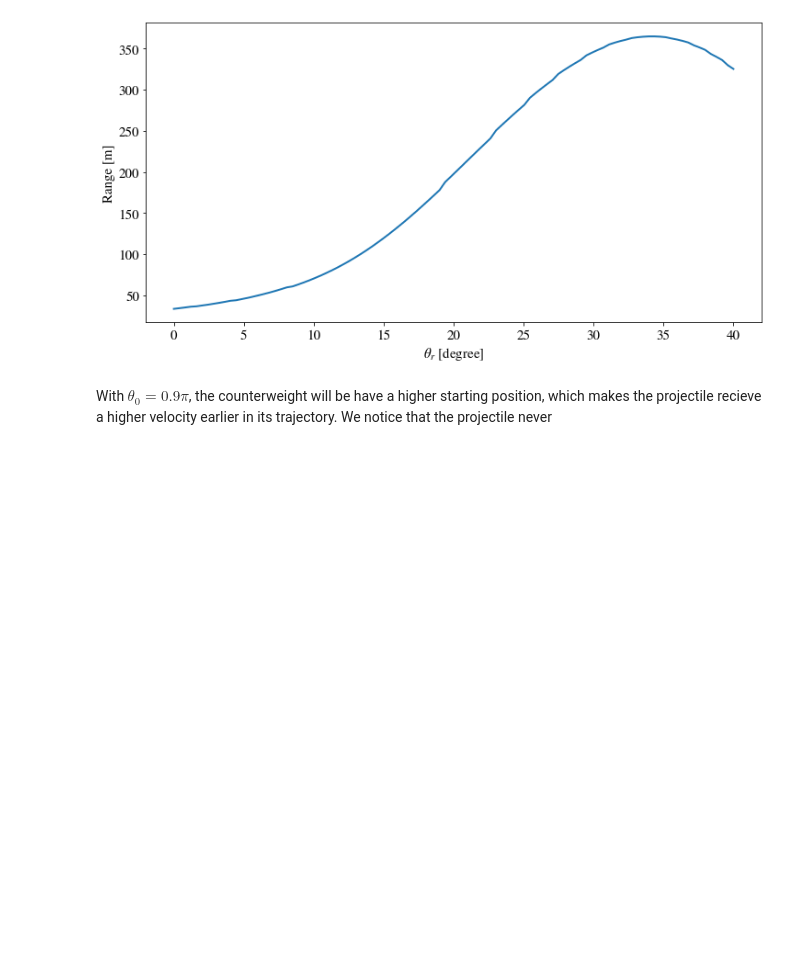
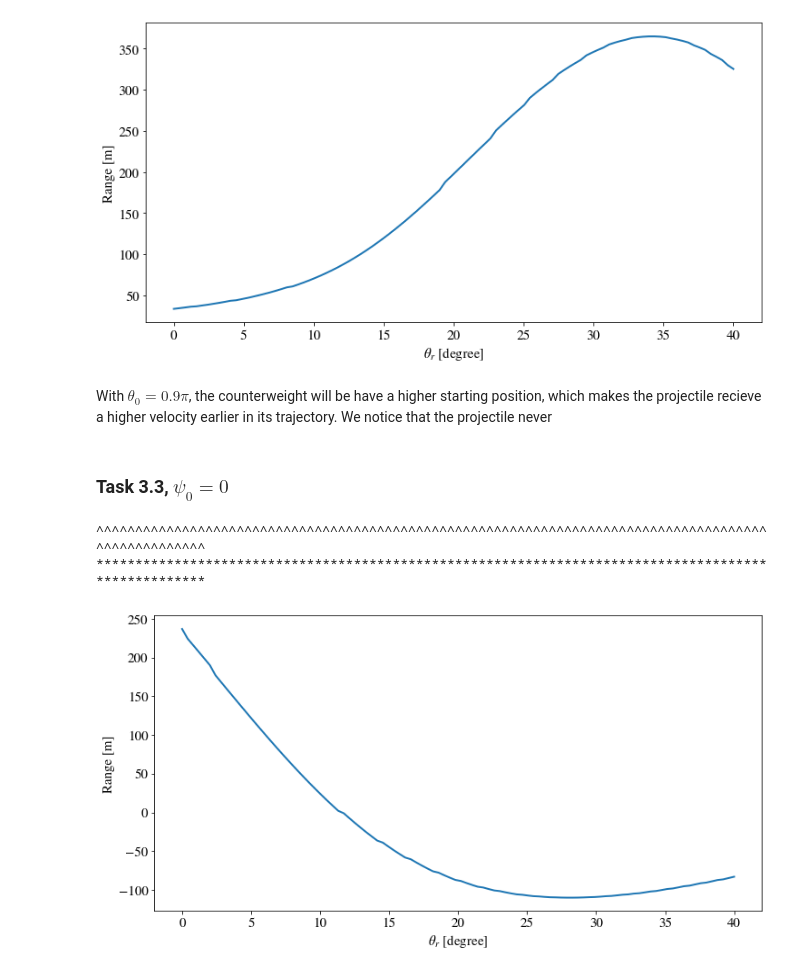
Before and after one commit to sindrelothe/TFY4345-project-2-H2021, a Jupyter notebook: Nummerisk prosjekt Sindre Lothe.ipynb, the cells around one changed output. Drawn from its saved outputs; the diff is of its cells as text; code cells hidden in the pictures; blank space fills up the shorter version.

Commit message:
Added task 3.3

```diff
--- a/Nummerisk prosjekt Sindre Lothe.ipynb
+++ b/Nummerisk prosjekt Sindre Lothe.ipynb
@@ -325,3 +325,29 @@ plt.show()
 [figure]
 # %% [markdown]
 With $\theta_0 = 0.9\pi$, the counterweight will be have a higher starting position, which makes the projectile recieve a higher velocity earlier in its trajectory. We notice that the projectile never
+# %% [markdown]
+### Task 3.3, $\psi_0 = 0$
+# %%
+h: float = 0.001
+thetar_list = np.linspace(0, 40*np.pi/180, 100)
+lengths = np.zeros(len(thetar_list))
+print("^"*len(thetar_list))
+y0_trebuchet_task3_2: np.ndarray = np.array([theta0, dtheta0, 0, dpsi0])
+for i in range(len(thetar_list)):
+    print("*", end="")
+    y_list: np.ndarray = Runge_Kutta4_new_version(F_lambda_treb, y0_trebuchet_task3_2, h, lambda y : y[0] < thetar_list[i])
+    positions: np.ndarray = r2b_function(y_list[:, 0], y_list[:, 2], l2, l3, l4)
+    velocities: np.ndarray = v2b_function(y_list[:, 0], y_list[:, 1], y_list[:, 2], y_list[:, 3], l2, l4)
+    init_vals: np.ndarray = np.array([positions[0, -1], velocities[0, -1], positions[1, -1], velocities[1, -1]])
+    y_list_thrown: np.ndarray = Runge_Kutta4_new_version(F_function_no_drag, init_vals, h, lambda y : y[2] < 0)
+    lengths[i] = y_list_thrown[-1, 0]
+# %% [output]
+^^^^^^^^^^^^^^^^^^^^^^^^^^^^^^^^^^^^^^^^^^^^^^^^^^^^^^^^^^^^^^^^^^^^^^^^^^^^^^^^^^^^^^^^^^^^^^^^^^^^
+****************************************************************************************************
+# %%
+plt.plot(thetar_list*180/np.pi, lengths)
+plt.xlabel(r"$\theta_r$ [degree]")
+plt.ylabel("Range [m]")
+plt.show()
+# %% [output]
+[figure, added]
```
Also changed, not shown: parts of 3 cells of this notebook.
